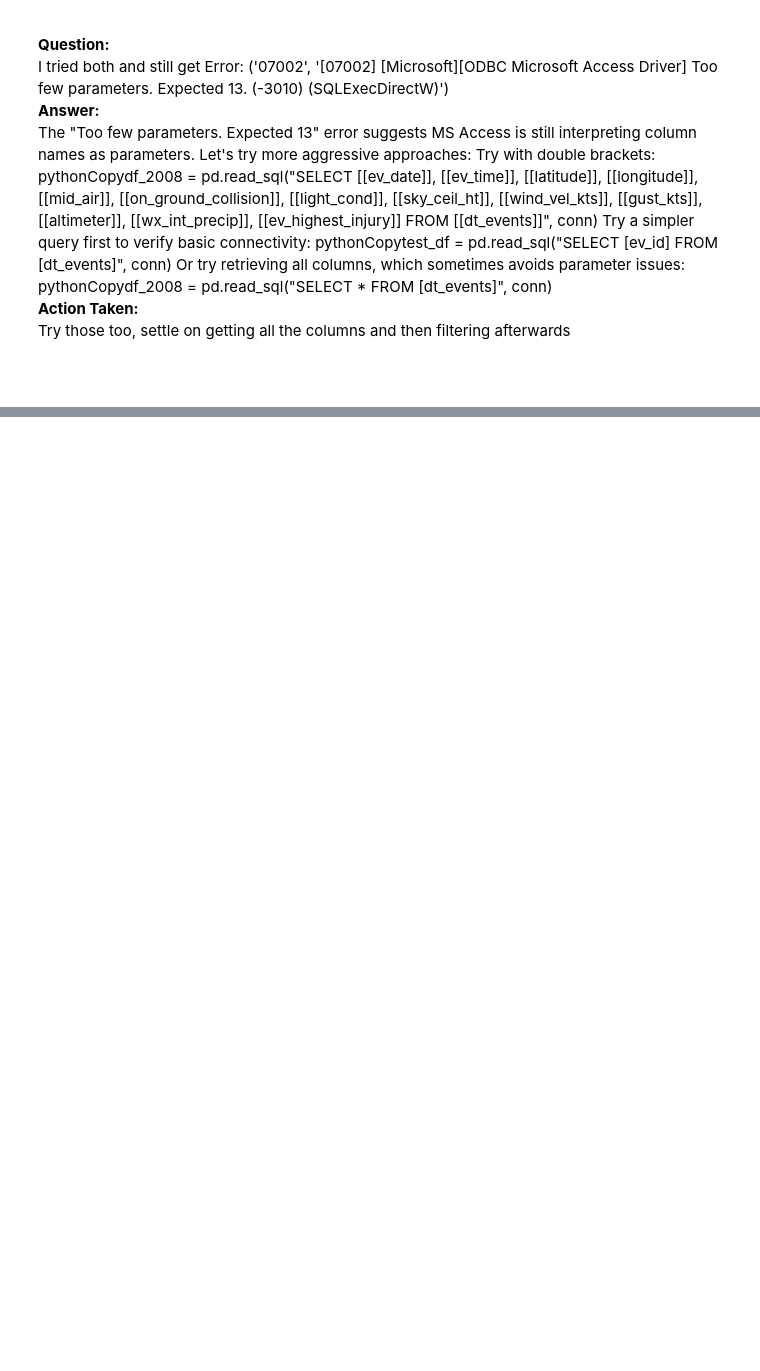
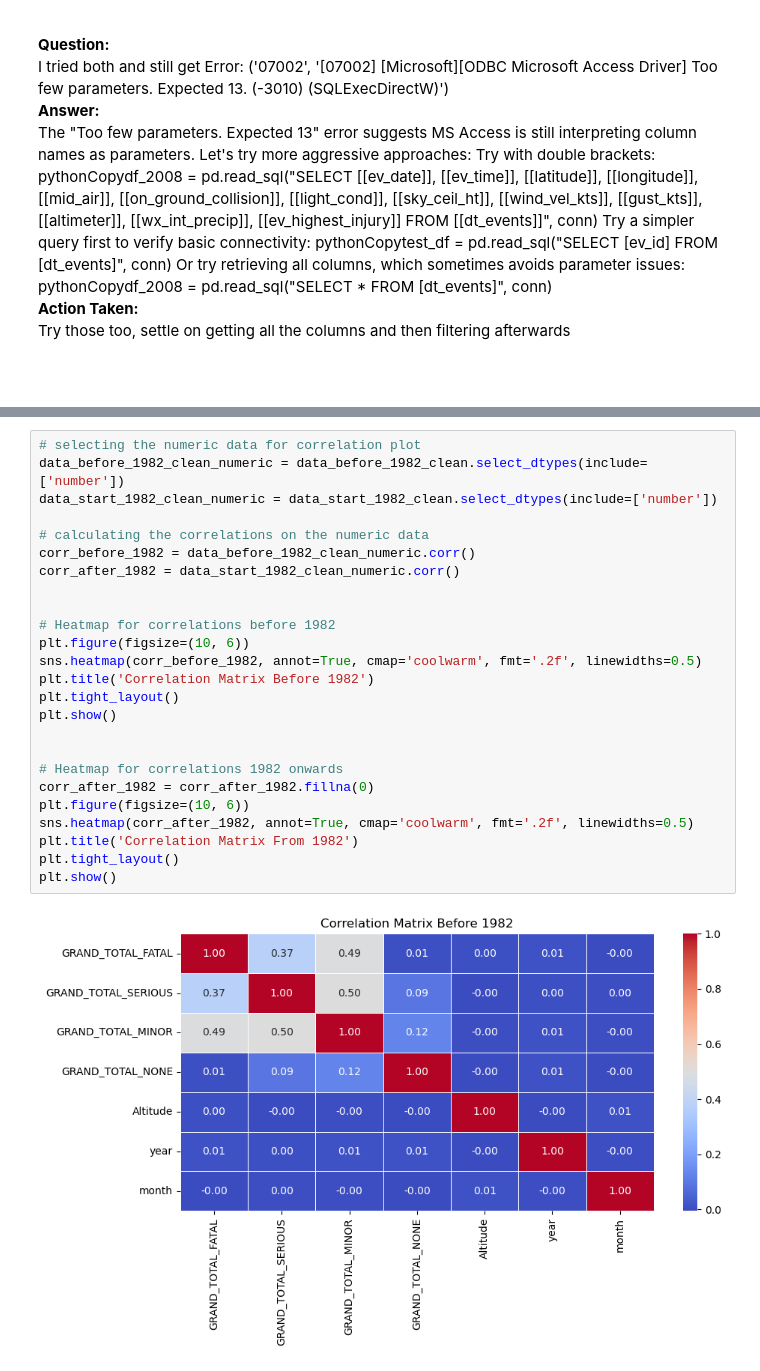
Before and after one commit to ErkenbrandCXVII/Intro_To_Data_Science, a Jupyter notebook: MATH4100_Project.ipynb, the cells around one changed output, grey strips where cells are left out. Cells and saved outputs as stored; diff of their text form; blank space fills up the shorter version.

```diff
--- a/MATH4100_Project.ipynb
+++ b/MATH4100_Project.ipynb
@@ -666,0 +738,27 @@ pythonCopydf_2008 = pd.read_sql("SELECT * FROM [dt_events]", conn)<br>
+# %%
+# selecting the numeric data for correlation plot
+data_before_1982_clean_numeric = data_before_1982_clean.select_dtypes(include=['number'])
+data_start_1982_clean_numeric = data_start_1982_clean.select_dtypes(include=['number'])
+
+# calculating the correlations on the numeric data
+corr_before_1982 = data_before_1982_clean_numeric.corr()
+corr_after_1982 = data_start_1982_clean_numeric.corr()
+
+
+# Heatmap for correlations before 1982
+plt.figure(figsize=(10, 6))
+sns.heatmap(corr_before_1982, annot=True, cmap='coolwarm', fmt='.2f', linewidths=0.5)
+plt.title('Correlation Matrix Before 1982')
+plt.tight_layout()
+plt.show()
+
+
+# Heatmap for correlations 1982 onwards
+corr_after_1982 = corr_after_1982.fillna(0)
+plt.figure(figsize=(10, 6))
+sns.heatmap(corr_after_1982, annot=True, cmap='coolwarm', fmt='.2f', linewidths=0.5)
+plt.title('Correlation Matrix From 1982')
+plt.tight_layout()
+plt.show()
+# %% [output]
+[figure, added]
```
Also changed, not shown: parts of 14 cells of this notebook.
